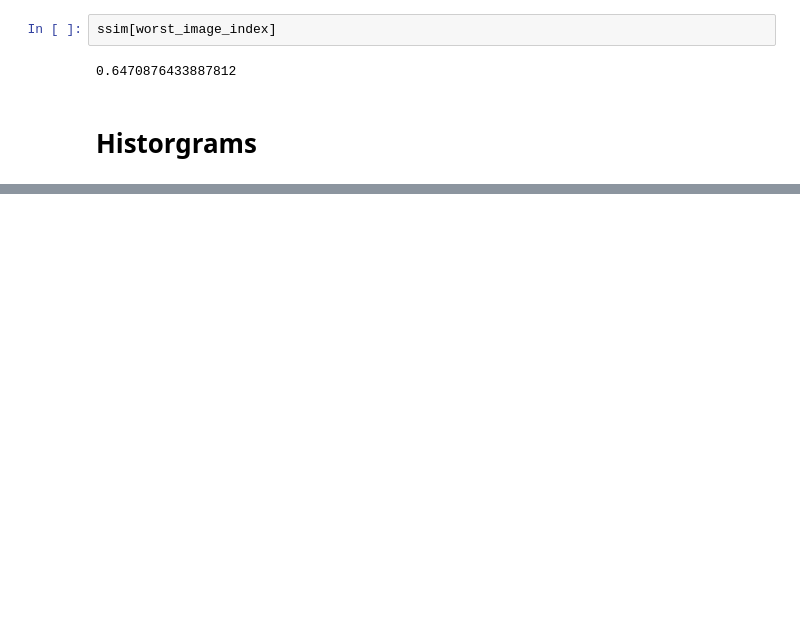
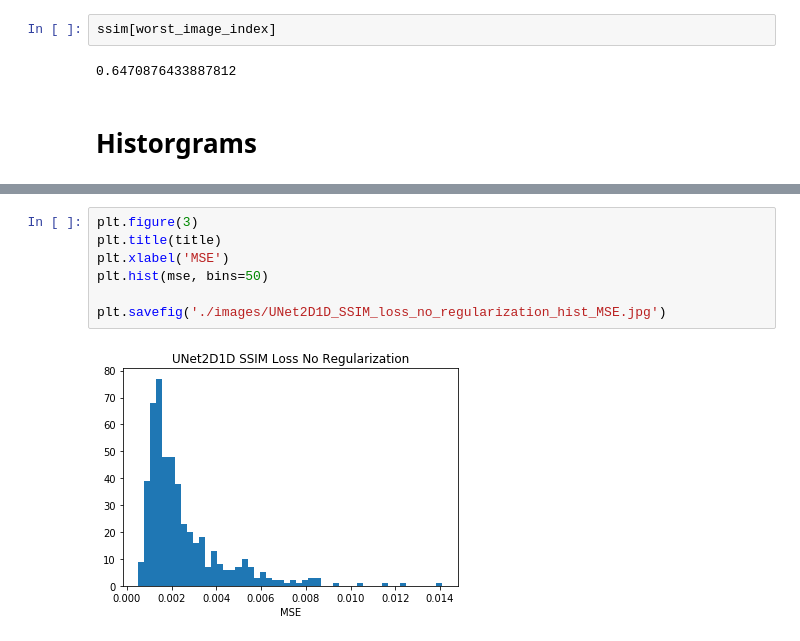
Before and after one commit to g2archie/UNet-MRI-Reconstruction, a Jupyter notebook: jupyter_notebooks/network_result_visualiztion.ipynb, the cells around one changed output, grey strips where cells are left out. Saved outputs shown, nothing was run; the diff lists cells and outputs as text; blank space fills up the shorter version.

```diff
--- a/jupyter_notebooks/network_result_visualiztion.ipynb
+++ b/jupyter_notebooks/network_result_visualiztion.ipynb
@@ -169,0 +120,9 @@ plt.hist(psnr, bins=50)
+# %%
+plt.figure(3)
+plt.title(title)
+plt.xlabel('MSE')
+plt.hist(mse, bins=50)
+
+plt.savefig('./images/UNet2D1D_SSIM_loss_no_regularization_hist_MSE.jpg')
+# %% [output]
+[figure, added]
```
Also changed, not shown: parts of 17 cells of this notebook, 5 other files.
